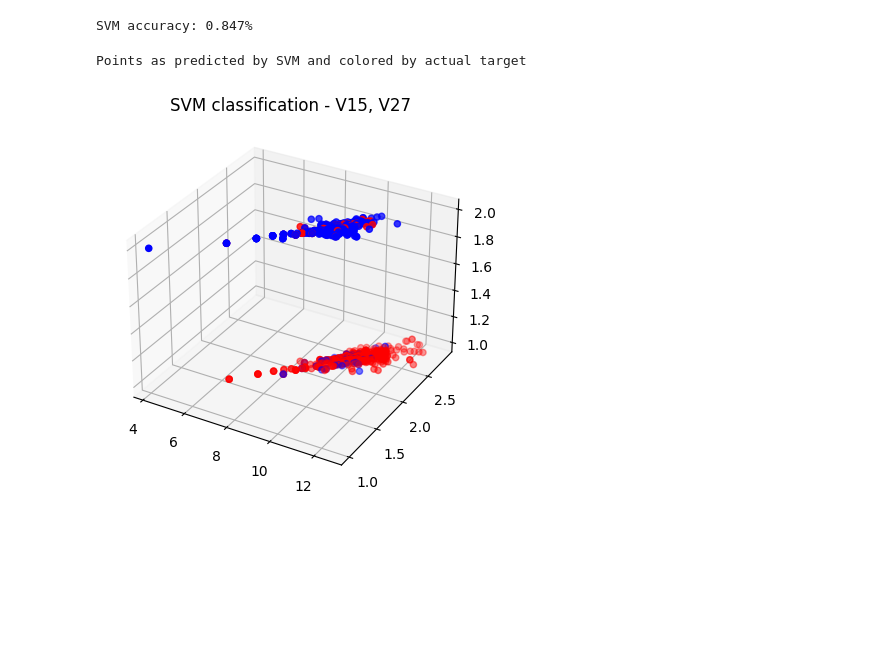
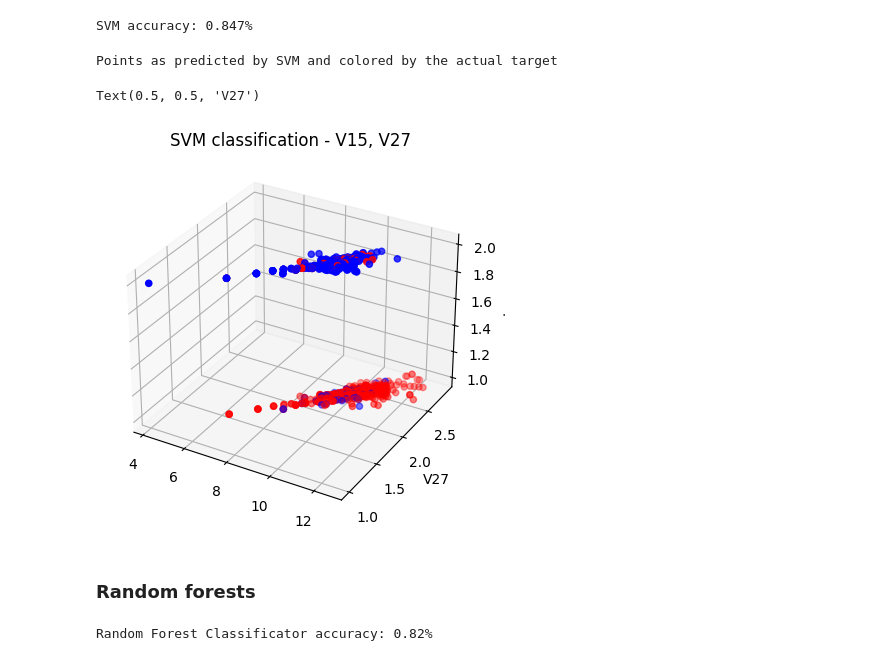
Before and after one commit to strojanski/IS-labs, a Jupyter notebook: seminarji/sem2/sem2.ipynb, the cells around one changed output. Drawn from its saved outputs; the diff is of its cells as text; code cells hidden in the pictures; blank space fills up the shorter version.

Commit message:
Random Forest Classificator

```diff
--- a/seminarji/sem2/sem2.ipynb
+++ b/seminarji/sem2/sem2.ipynb
@@ -274,17 +275,34 @@ SVM accuracy: 0.847%
 # %%
 prediction = clf.predict(df.loc[:, df.columns != "Class"])
 
 features = ["V15", "V27", "Class"]
 
 predicted_colors = ["red" if target == 1 else "blue" for target in prediction]
 diff_colors = ["green" if predicted == target else "red" for target, predicted in zip(df["Class"], prediction)]
 
 fig = plt.figure()
 ax = fig.add_subplot(111, projection="3d")
 
 ax.scatter(xs=df[features[0]], ys=df[features[1]], zs=prediction, c=colors)
 ax.set_title(f"SVM classification - {features[0]}, {features[1]}")
-print("Points as predicted by SVM and colored by actual target")
+print("Points as predicted by SVM and colored by the actual target")
+ax.set_zlabel("class")
+ax.set_ylabel(features[1])
+
+# Plot the seperating hyperplane - TODO
+#hplane = clf.decision_function(df.loc[:, df.columns != "Class"])
+#w = clf.coef_[0]
+#a,b,c = -w[0] / w[1], -w[0] / w[2], -w[0] / w[3]
+#
+#xx = np.linspace(0, 14)
+#yy = np.linspace(0, 14)
+#XX, YY = np.meshgrid(xx, yy)
+#ZZ = hplane#clf.decision_function()
+#ZZ = ZZ.reshape(XX.shape)
+#ax.plot_surface(XX, YY, ZZ, alpha=0.5, cmap='RdBu')
 # %% [output]
-Points as predicted by SVM and colored by actual target
+Points as predicted by SVM and colored by the actual target
+Text(0.5, 0.5, 'V27')
-[figure, old version]
+[figure, new version]
+# %% [markdown]
+### Random forests
@@ -290,0 +326,7 @@ Points as predicted by SVM and colored by actual target
+# %%
+rf = RandomForest(df, df_test)
+clf, rf_accuracy = rf.fit()
+
+print("Random Forest Classificator accuracy:", str(round(rf_accuracy, 2)) + "%")
+# %% [output]
+Random Forest Classificator accuracy: 0.82%
```
Also changed, not shown: parts of 6 cells of this notebook.
